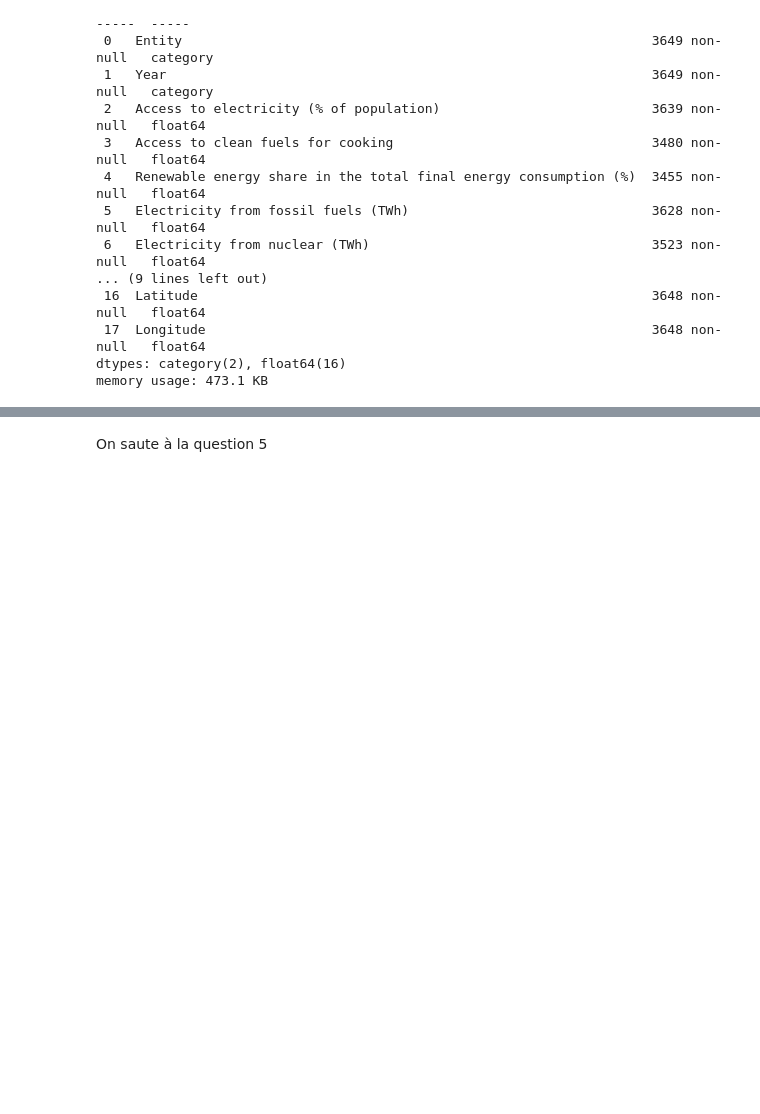
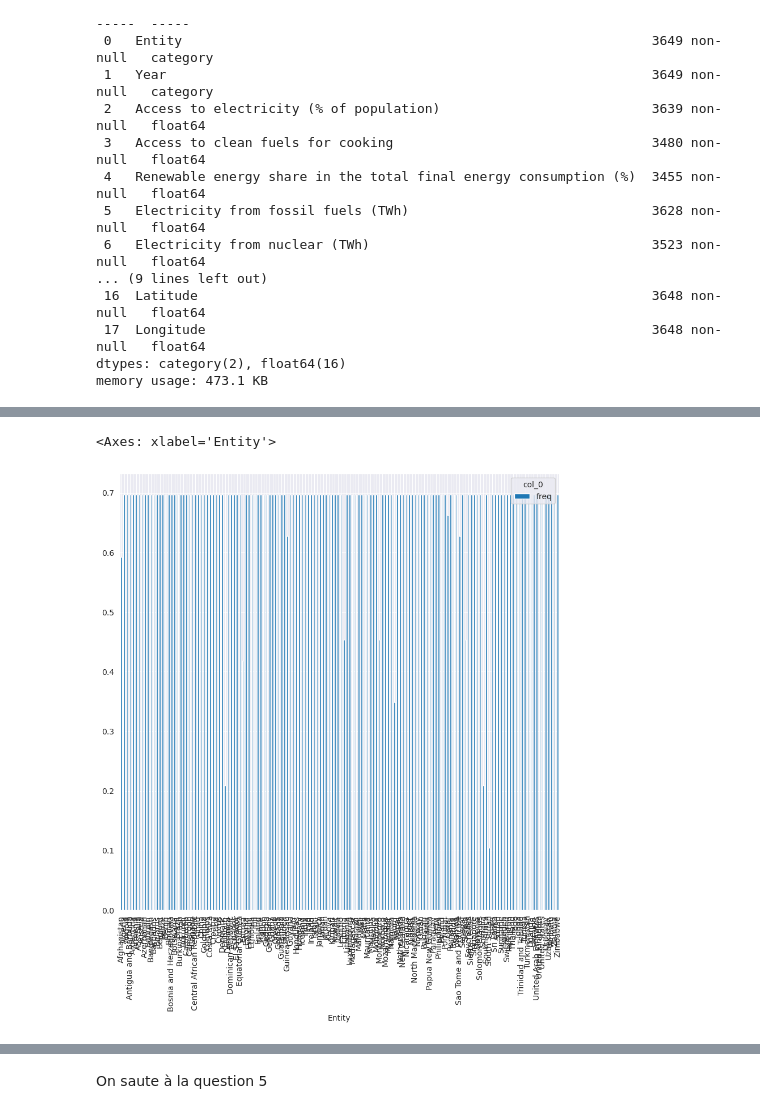
Before and after one commit to Mathilde-Mrs/Projet_machine_learning, a Jupyter notebook: notebook_python_Modif.ipynb, the cells around one changed output, grey strips where cells are left out. Saved outputs shown, nothing was run; the diff lists cells and outputs as text; code cells hidden in the pictures; blank space fills up the shorter version.

```diff
--- a/notebook_python_Modif.ipynb
+++ b/notebook_python_Modif.ipynb
@@ -260,0 +310,10 @@ memory usage: 395.5 KB
+# %%
+
+
+pd.crosstab(energy.Entity, "freq").head(40)
+#energy.Entity.value_counts()
+t=pd.crosstab(energy.Entity, "freq", normalize=True)
+(t * 100).plot(kind = "bar", figsize = (10, 10))
+# %% [output]
+<Axes: xlabel='Entity'>
+[figure, added]
```
Also changed, not shown: parts of 42 cells of this notebook.
